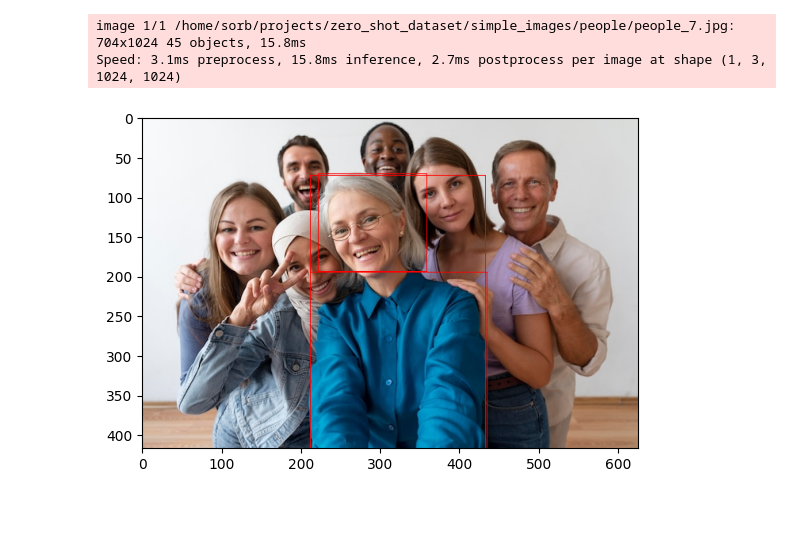
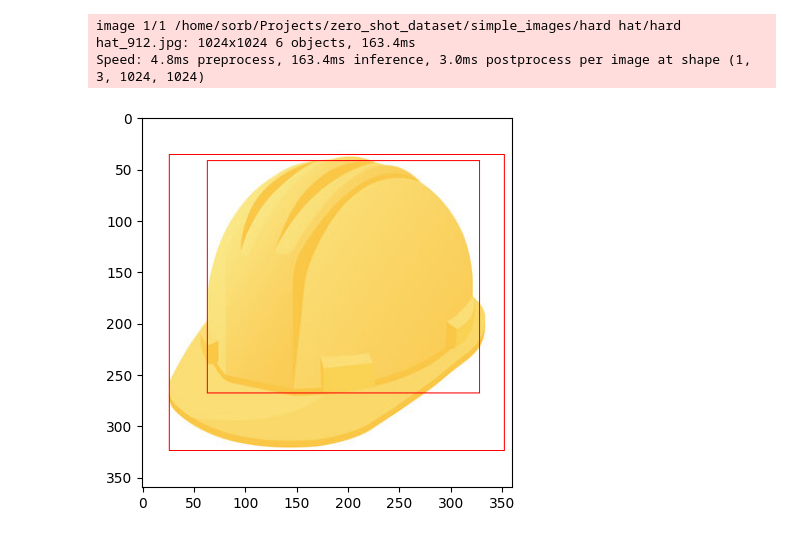
Before and after one commit to rodo1985/autodistill_zero_shot_dataset, a Jupyter notebook: fastsam_zero_shot_annotator.ipynb, the cells around one changed output. Saved outputs shown, nothing was run; the diff lists cells and outputs as text; code cells hidden in the pictures; blank space fills up the shorter version.

```diff
--- a/fastsam_zero_shot_annotator.ipynb
+++ b/fastsam_zero_shot_annotator.ipynb
@@ -9,16 +9,13 @@ import numpy as np
 import clip
 # %%
 # parameters
-IMAGE_PATH = "simple_images/people/people_7.jpg"
-TEXT_PROMPT= 'a picture of person'
-CLIP_THRESHOLD = 0.1
+IMAGE_PATH = "simple_images/hard hat/hard hat_912.jpg"
+TEXT_PROMPT= 'a picture of hardat'
+CLIP_THRESHOLD = 0.2
 DEVICE = 'cuda'
 
 # load the model
 model = FastSAM('FastSAM/weights/FastSAM-x.pt')
-
-# load the clip model
-clip_model, preprocess = clip.load('ViT-B/32', device=prompt_process.device)
 
 # read original image
 img = cv2.imread(IMAGE_PATH)
@@ -27,36 +24,39 @@ img = cv2.imread(IMAGE_PATH)
 everything_results = model(IMAGE_PATH, device=DEVICE, retina_masks=True, imgsz=1024, conf=0.4, iou=0.9)
 
 # create the prompt process
 prompt_process = FastSAMPrompt(IMAGE_PATH, everything_results, device=DEVICE)
+
+# load the clip model
+clip_model, preprocess = clip.load('ViT-B/32', device=prompt_process.device)
 
 # implementation of own prompt method
 bboxes = []
 if everything_results != None:
     format_results = prompt_process._format_results(everything_results[0], 0)
     cropped_boxes, cropped_images, not_crop, filter_id, annotations = prompt_process._crop_image(format_results)
     scores = prompt_process.retrieve(clip_model, preprocess, cropped_boxes, TEXT_PROMPT, device=prompt_process.device)
     ann = []
     indices = torch.nonzero(scores > CLIP_THRESHOLD).squeeze().tolist()
 
     # convert to array
     if type(indices) is int:
         indices = [indices]
 
     for ind in indices:
         bbox = prompt_process._get_bbox_from_mask(np.uint8(annotations[ind]['segmentation']) * 255)
         bboxes.append(bbox)
 
         # draw bbox
         cv2.rectangle(img, (bbox[0], bbox[1]), (bbox[2], bbox[3]), (0, 0, 255))
 
 
 # plot
 plt.imshow(cv2.cvtColor(img, cv2.COLOR_BGR2RGB))
 plt.show()
 # %% [output]
-image 1/1 /home/sorb/projects/zero_shot_dataset/simple_images/people/people_7.jpg: 704x1024 45 objects, 15.8ms
-Speed: 3.1ms preprocess, 15.8ms inference, 2.7ms postprocess per image at shape (1, 3, 1024, 1024)
+image 1/1 /home/sorb/Projects/zero_shot_dataset/simple_images/hard hat/hard hat_912.jpg: 1024x1024 6 objects, 163.4ms
+Speed: 4.8ms preprocess, 163.4ms inference, 3.0ms postprocess per image at shape (1, 3, 1024, 1024)
-[figure, old version]
+[figure, new version]
 # %%
 # # parameters
 # CLEAN_FOLDER = True
```
Also changed, not shown: 3 other files.
